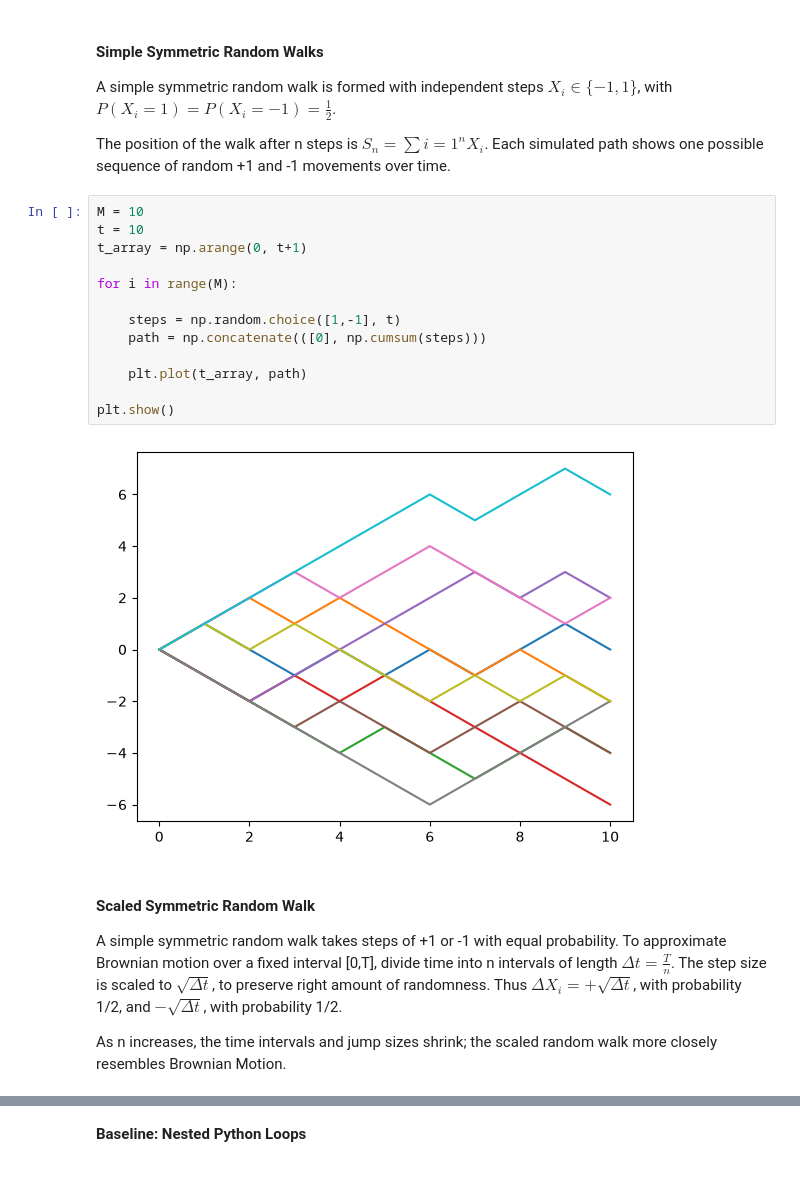
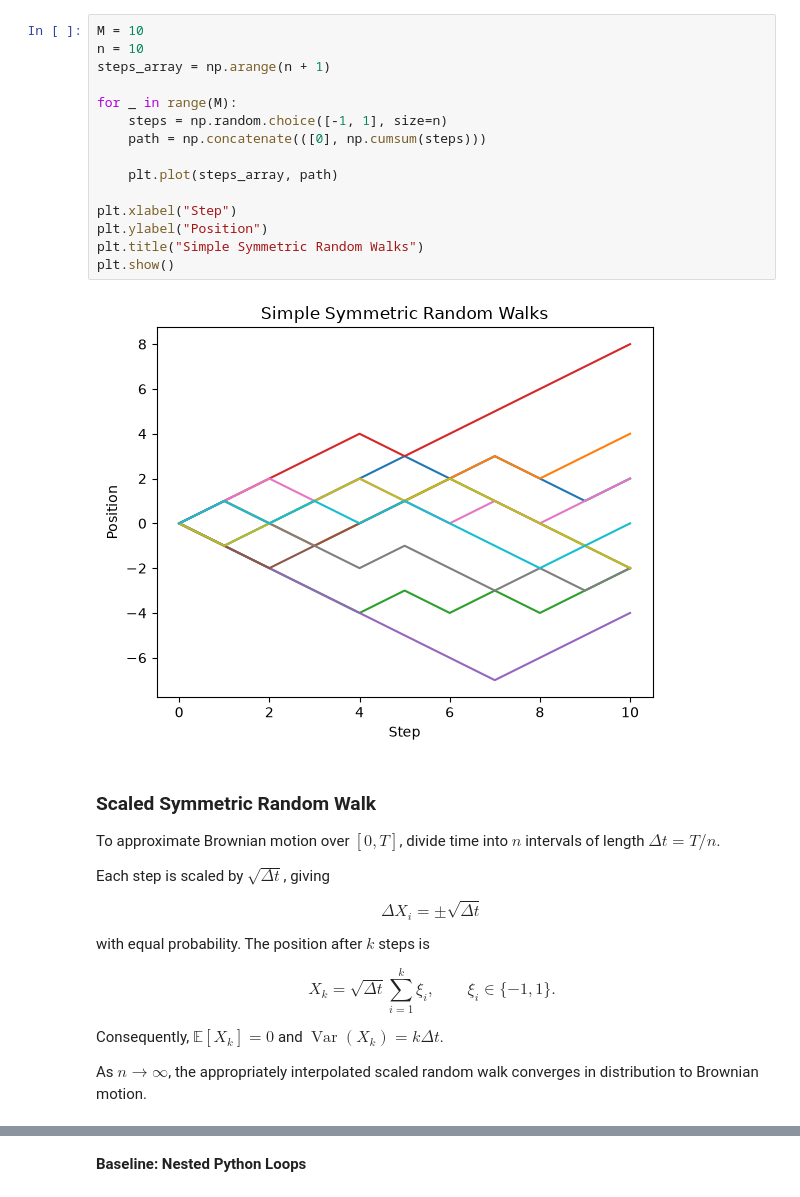
Before and after one commit to adeeb-sarfraz/delta_hedging_options_pricing, a Jupyter notebook: notebooks/2.0_gbm_simulation.ipynb, the cells around one changed output, grey strips where cells are left out. Cells and saved outputs as stored; diff of their text form.

```diff
--- a/notebooks/2.0_gbm_simulation.ipynb
+++ b/notebooks/2.0_gbm_simulation.ipynb
@@ -14,30 +38,41 @@ Define $W : [0,T] \times \Omega \to \mathbb{R}$, where:
-# %% [markdown]
-#### Simple Symmetric Random Walks
-
-A simple symmetric random walk is formed with independent steps $X_i \in \{-1,1\}$, with $P(X_i=1)=P(X_i=-1)=\frac{1}{2}$.
-
-The position of the walk after n steps is $S_n=\sum{i=1}^{n}X_i$. Each simulated path shows one possible sequence of random +1 and -1 movements over time.
 # %%
 M = 10
-t = 10
-t_array = np.arange(0, t+1)
+n = 10
+steps_array = np.arange(n + 1)
 
-for i in range(M):
-
-    steps = np.random.choice([1,-1], t)
+for _ in range(M):
+    steps = np.random.choice([-1, 1], size=n)
     path = np.concatenate(([0], np.cumsum(steps)))
 
-    plt.plot(t_array, path)
+    plt.plot(steps_array, path)
 
+plt.xlabel("Step")
+plt.ylabel("Position")
+plt.title("Simple Symmetric Random Walks")
 plt.show()
 # %% [output]
-[figure, old version]
+[figure, new version]
 # %% [markdown]
-#### Scaled Symmetric Random Walk
+### Scaled Symmetric Random Walk
 
-A simple symmetric random walk takes steps of +1 or -1 with equal probability. To approximate Brownian motion over a fixed interval [0,T], divide time into n intervals of length $\Delta t = \frac{T}{n}$. The step size is scaled to $\sqrt{\Delta t}$, to preserve right amount of randomness. Thus $\Delta X_i = +\sqrt{\Delta t}$, with probability 1/2, and $-\sqrt{\Delta t}$, with probability 1/2.
+To approximate Brownian motion over $[0,T]$, divide time into $n$ intervals of length $\Delta t=T/n$.
 
-As n increases, the time intervals and jump sizes shrink; the scaled random walk more closely resembles Brownian Motion.
+Each step is scaled by $\sqrt{\Delta t}$, giving
+
+$$
+\Delta X_i=\pm\sqrt{\Delta t}
+$$
+
+with equal probability. The position after $k$ steps is
+
+$$
+X_k=\sqrt{\Delta t}\sum_{i=1}^{k}\xi_i,
+\qquad \xi_i\in\{-1,1\}.
+$$
+
+Consequently, $\mathbb{E}[X_k]=0$ and $\operatorname{Var}(X_k)=k\Delta t$.
+
+As $n\to\infty$, the appropriately interpolated scaled random walk converges in distribution to Brownian motion.
 # %%
 M = 100
 T = 1
```
Also changed, not shown: parts of 35 cells of this notebook.
